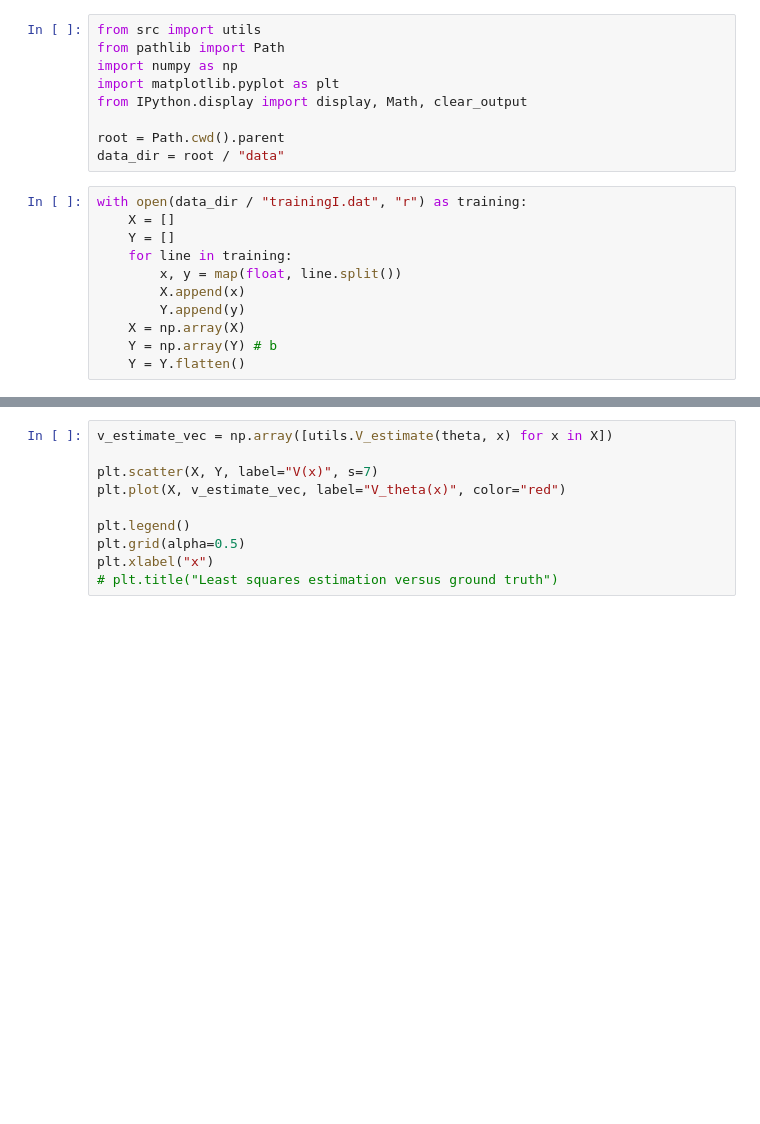
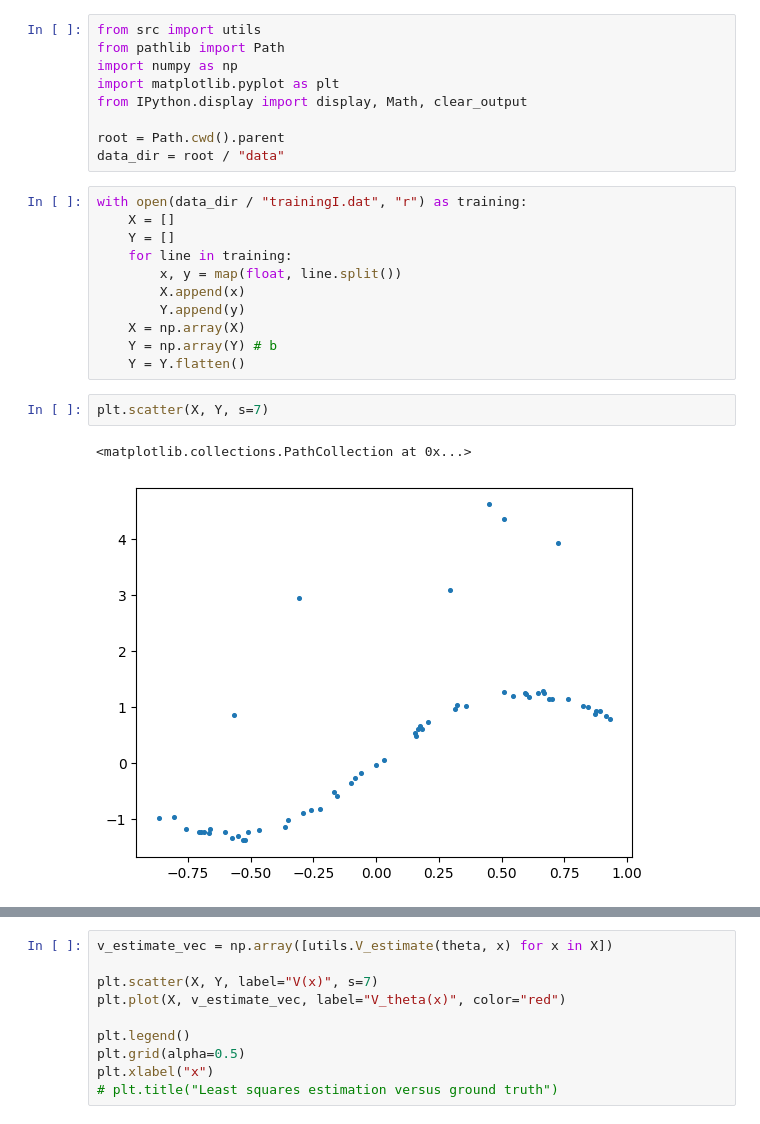
Before and after one commit to Deuter1um/OptimCW26_27, a Jupyter notebook: notebooks/part1.ipynb, the cells around one changed output, grey strips where cells are left out. Cells and saved outputs as stored; diff of their text form; blank space fills up the shorter version.

```diff
--- a/notebooks/part1.ipynb
+++ b/notebooks/part1.ipynb
@@ -18,6 +18,11 @@ with open(data_dir / "trainingI.dat", "r") as training:
     X = np.array(X)
     Y = np.array(Y) # b
     Y = Y.flatten()
+# %%
+plt.scatter(X, Y, s=7)
+# %% [output]
+<matplotlib.collections.PathCollection at 0x...>
+[figure, added]
 # %%
 m = 60
 n = 8
```
Also changed, not shown: parts of 7 cells of this notebook, 1 other file.
